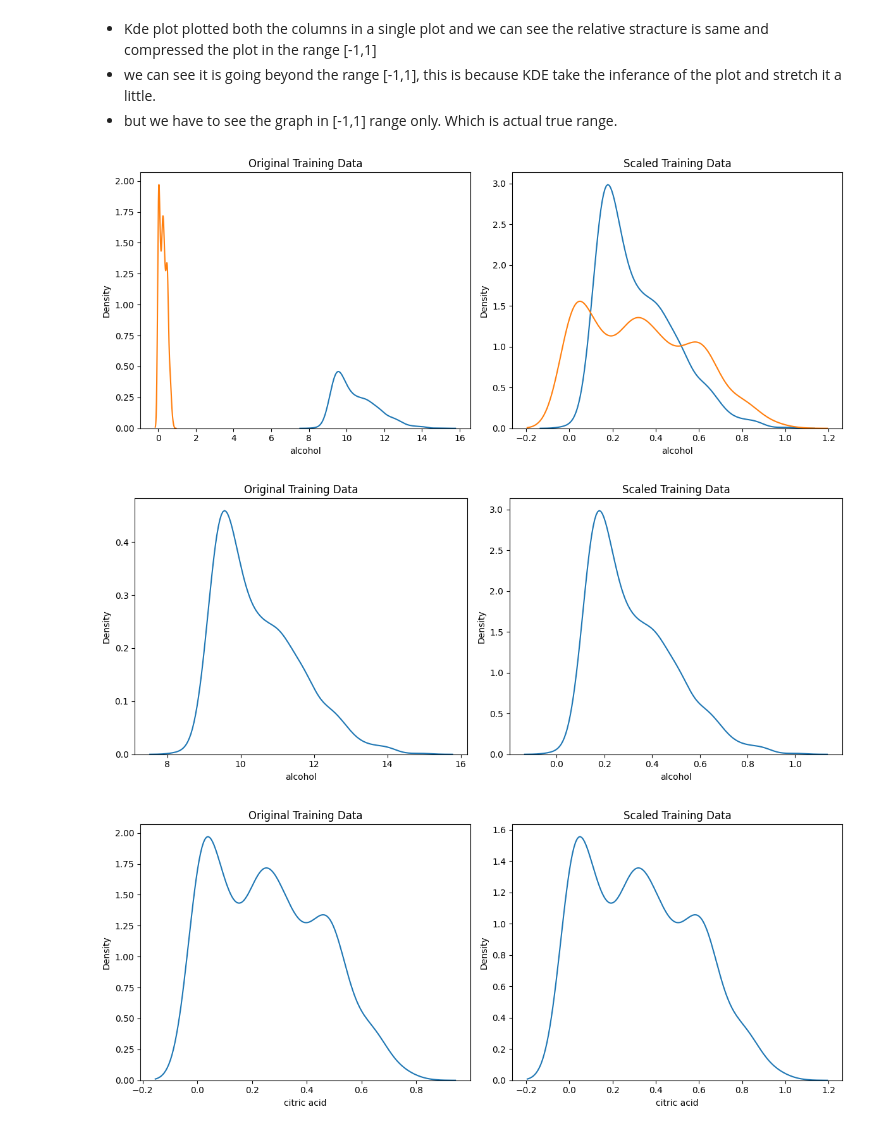
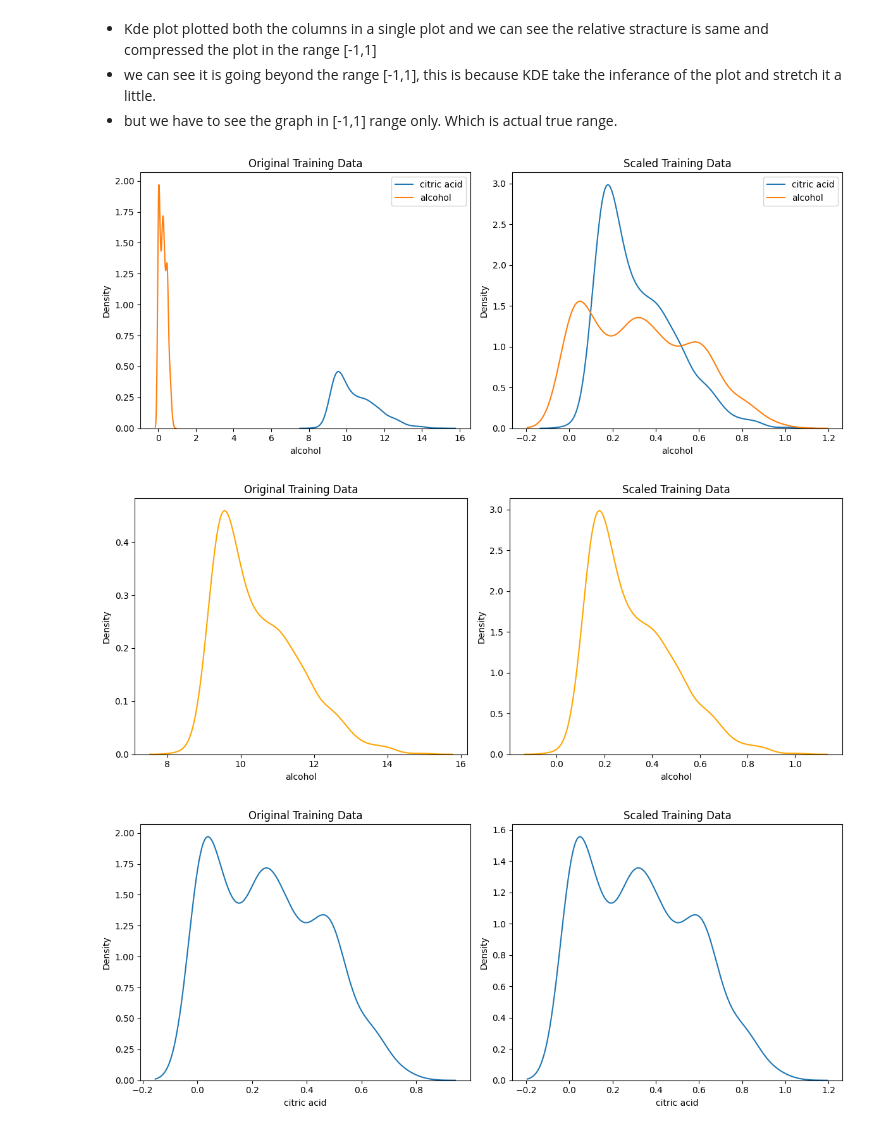
Before and after one commit to pamit7d/180-Days-of-Code, a Jupyter notebook: Day7/minMax.ipynb, the cells around one changed output. Drawn from its saved outputs; the diff is of its cells as text; code cells hidden in the pictures.

```diff
--- a/Day7/minMax.ipynb
+++ b/Day7/minMax.ipynb
@@ -188,31 +198,34 @@ fig, axes = plt.subplots(1,2, figsize=(12, 5))
 
 sns.kdeplot(x_train['alcohol'], ax=axes[0])
 sns.kdeplot(x_train['citric acid'], ax=axes[0])
+axes[0].legend(['citric acid', 'alcohol'])
+
 
 sns.kdeplot(scaled_x_train['alcohol'], ax=axes[1])
 sns.kdeplot(scaled_x_train['citric acid'], ax=axes[1])
+axes[1].legend(['citric acid', 'alcohol'])
 
 axes[1].set_title('Scaled Training Data')
 axes[0].set_title('Original Training Data')
 plt.tight_layout()
 plt.show()
 # %% [output]
-[figure, old version]
+[figure, new version]
 # %%
 fig, axes = plt.subplots(1,2, figsize=(12, 5))
 
-sns.kdeplot(x_train['alcohol'], ax=axes[0])
+sns.kdeplot(x_train['alcohol'], ax=axes[0], color='orange')
 
 
-sns.kdeplot(scaled_x_train['alcohol'], ax=axes[1])
+sns.kdeplot(scaled_x_train['alcohol'], ax=axes[1], color='orange')
 
 
 axes[1].set_title('Scaled Training Data')
 axes[0].set_title('Original Training Data')
 plt.tight_layout()
 plt.show()
 # %% [output]
-[figure, old version]
+[figure, new version]
 # %%
 fig, axes = plt.subplots(1,2, figsize=(12, 5))
 
```
Also changed, not shown: parts of 1 cell of this notebook, 3 other files.
